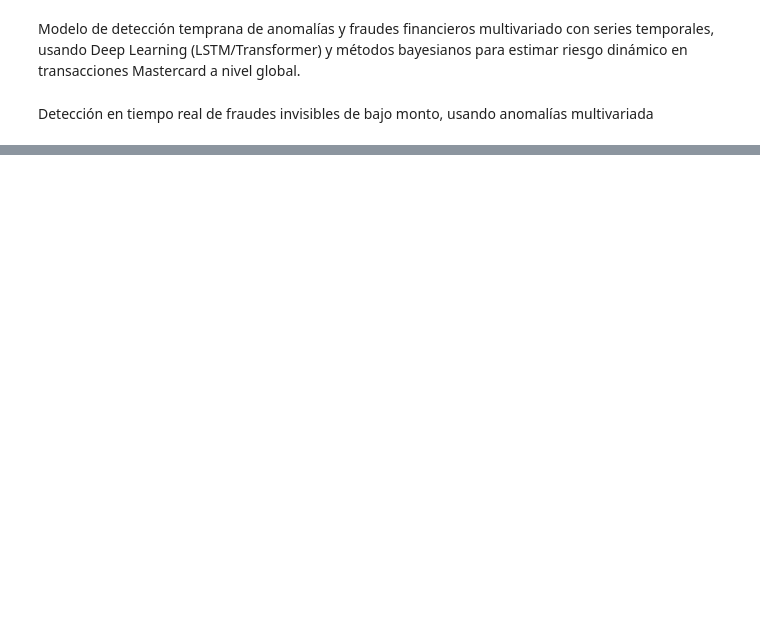
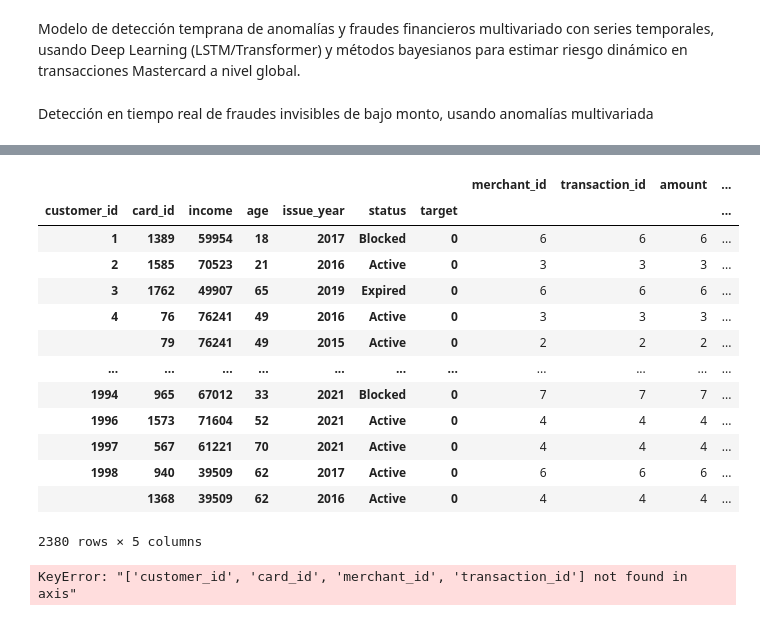
Before and after one commit to MatiasSiles/MastercardSalesOptimization, a Jupyter notebook: Fraud_Detection_Transactions.ipynb, the cells around one changed output, grey strips where cells are left out. Cells and saved outputs as stored; diff of their text form; code cells hidden in the pictures; blank space fills up the shorter version.

```diff
--- a/Fraud_Detection_Transactions.ipynb
+++ b/Fraud_Detection_Transactions.ipynb
@@ -68,0 +38,31 @@ df_for_predicts.sort_values(by="timestamp")
+# %%
+customers_summary = pd.read_csv("/content/data_for_predict_customers.csv").groupby(
+    ["customer_id",	"card_id", "income", "age", "issue_year", "status", "target"])[["merchant_id", "transaction_id", "amount", "timestamp",	"risk_score"]].count()
+
+customers_summary # it's for know the customers data with frauds, useful after to do predicts
+# %% [output]
+|  |  |  |  |  |  |  | merchant_id | transaction_id | amount | ... |
+| customer_id | card_id | income | age | issue_year | status | target |  |  |  | ... |
+| 1 | 1389 | 59954 | 18 | 2017 | Blocked | 0 | 6 | 6 | 6 | ... |
+| 2 | 1585 | 70523 | 21 | 2016 | Active | 0 | 3 | 3 | 3 | ... |
+| 3 | 1762 | 49907 | 65 | 2019 | Expired | 0 | 6 | 6 | 6 | ... |
+| 4 | 76 | 76241 | 49 | 2016 | Active | 0 | 3 | 3 | 3 | ... |
+|  | 79 | 76241 | 49 | 2015 | Active | 0 | 2 | 2 | 2 | ... |
+| ... | ... | ... | ... | ... | ... | ... | ... | ... | ... | ... |
+| 1994 | 965 | 67012 | 33 | 2021 | Blocked | 0 | 7 | 7 | 7 | ... |
+| 1996 | 1573 | 71604 | 52 | 2021 | Active | 0 | 4 | 4 | 4 | ... |
+| 1997 | 567 | 61221 | 70 | 2021 | Active | 0 | 4 | 4 | 4 | ... |
+| 1998 | 940 | 39509 | 62 | 2017 | Active | 0 | 6 | 6 | 6 | ... |
+|  | 1368 | 39509 | 62 | 2016 | Active | 0 | 4 | 4 | 4 | ... |
+2380 rows × 5 columns
+# %%
+data_for_predict_customers = pd.read_csv("/content/data_for_predict_customers.csv")
+data_for_predict_customers = data_for_predict_customers.drop(["customer_id", "card_id", "merchant_id", "transaction_id"], axis=1)
+status_new = pd.get_dummies(data_for_predict_customers["status"])
+data_for_predict_customers = pd.concat([data_for_predict_customers, status_new], axis=1).drop("status", axis=1)
+data_for_predict_customers[["Active","Blocked","Expired"]] = data_for_predict_customers[["Active","Blocked","Expired"]].astype(int)
+data_for_predict_customers["timestamp"] = data_for_predict_customers["timestamp"].as_type(float)
+
+data_for_predict_customers
+# %% [output]
+KeyError: "['customer_id', 'card_id', 'merchant_id', 'transaction_id'] not found in axis"
```
Also changed, not shown: parts of 11 cells of this notebook.
